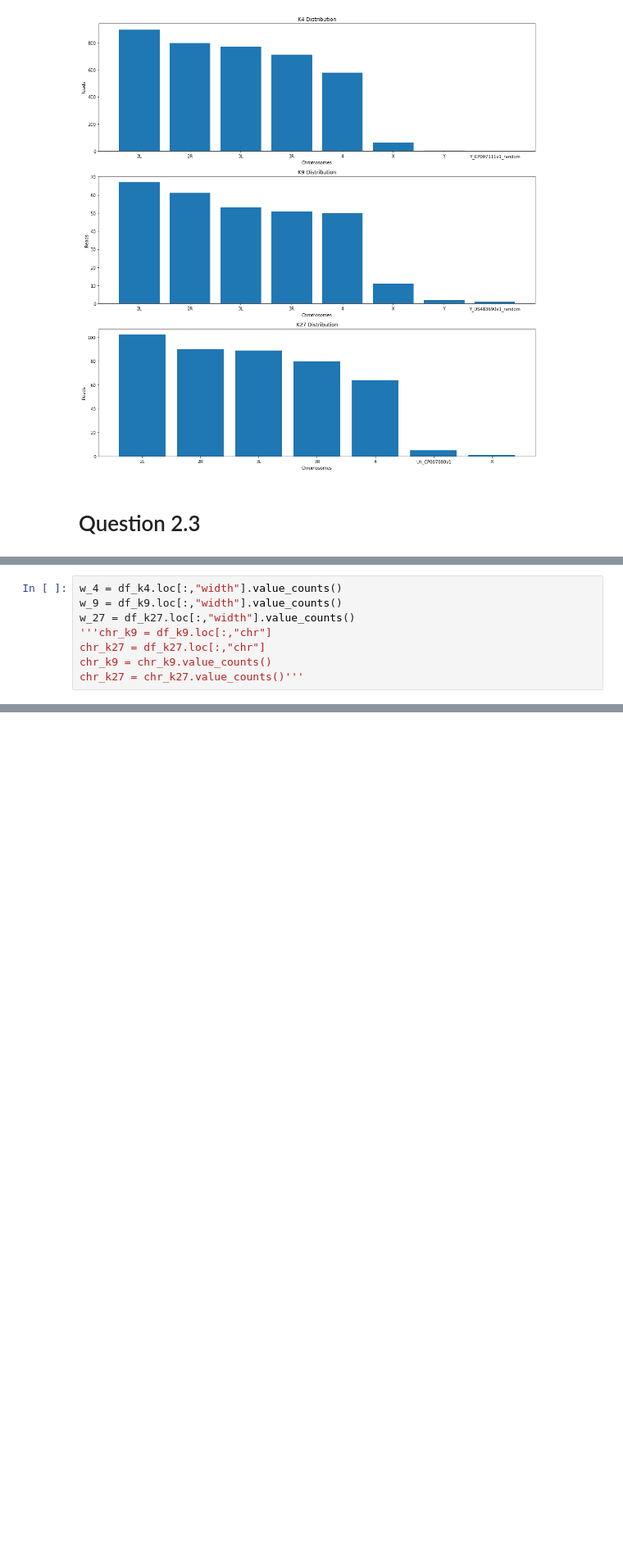
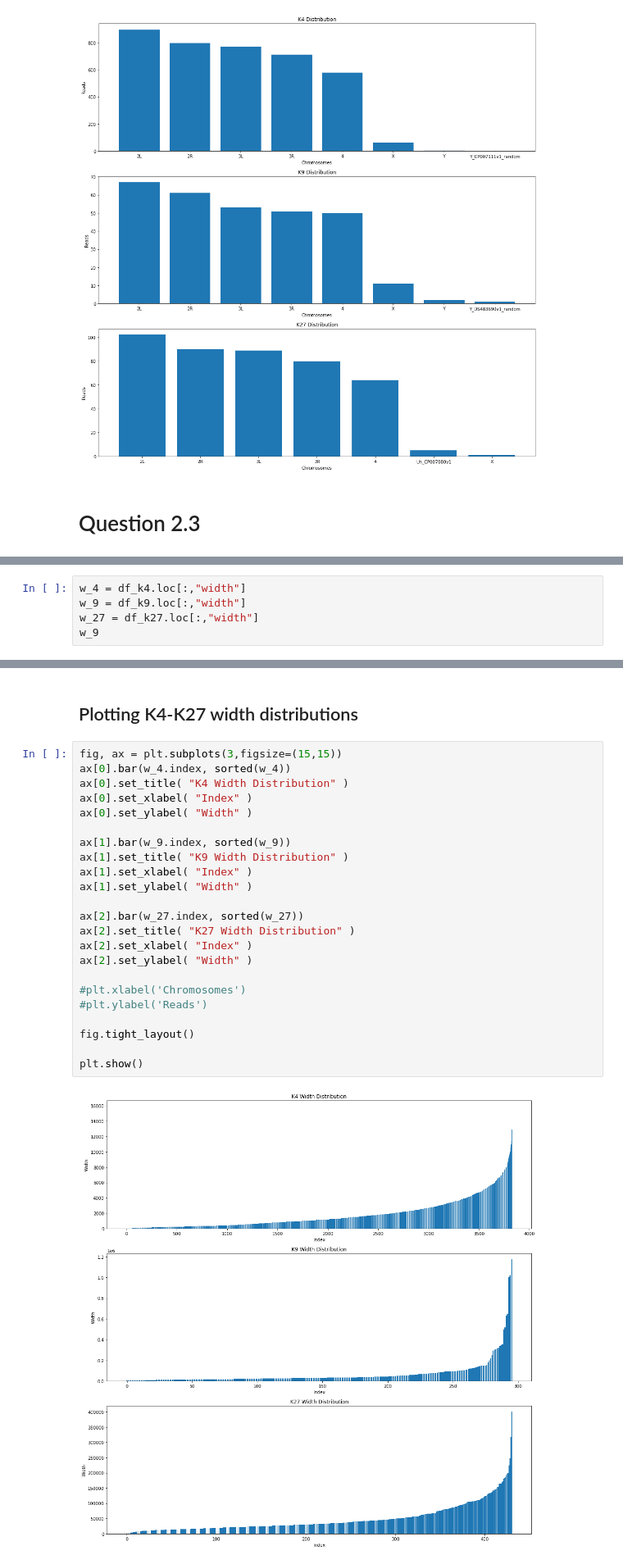
Before and after one commit to radhikajangi/qbb2020-answers, a Jupyter notebook: day1-lunch/lunch-exercise-2.ipynb, the cells around one changed output, grey strips where cells are left out. Shown at 82% size. Saved outputs shown, nothing was run; the diff lists cells and outputs as text; blank space fills up the shorter version.

```diff
--- a/day1-lunch/lunch-exercise-2.ipynb
+++ b/day1-lunch/lunch-exercise-2.ipynb
@@ -171,8 +177,5 @@ plt.show()
 # %%
-w_4 = df_k4.loc[:,"width"].value_counts()
-w_9 = df_k9.loc[:,"width"].value_counts()
-w_27 = df_k27.loc[:,"width"].value_counts()
-'''chr_k9 = df_k9.loc[:,"chr"]
-chr_k27 = df_k27.loc[:,"chr"]
-chr_k9 = chr_k9.value_counts()
-chr_k27 = chr_k27.value_counts()'''
+w_4 = df_k4.loc[:,"width"]
+w_9 = df_k9.loc[:,"width"]
+w_27 = df_k27.loc[:,"width"]
+w_9
@@ -178,0 +195,27 @@ chr_k27 = chr_k27.value_counts()'''
+# %% [markdown]
+## Plotting K4-K27 width distributions
+# %%
+fig, ax = plt.subplots(3,figsize=(15,15))
+ax[0].bar(w_4.index, sorted(w_4))
+ax[0].set_title( "K4 Width Distribution" )
+ax[0].set_xlabel( "Index" )
+ax[0].set_ylabel( "Width" )
+
+ax[1].bar(w_9.index, sorted(w_9))
+ax[1].set_title( "K9 Width Distribution" )
+ax[1].set_xlabel( "Index" )
+ax[1].set_ylabel( "Width" )
+
+ax[2].bar(w_27.index, sorted(w_27))
+ax[2].set_title( "K27 Width Distribution" )
+ax[2].set_xlabel( "Index" )
+ax[2].set_ylabel( "Width" )
+
+#plt.xlabel('Chromosomes')
+#plt.ylabel('Reads')
+
+fig.tight_layout()
+
+plt.show()
+# %% [output]
+[figure, added]
```
Also changed, not shown: parts of 4 cells of this notebook.
